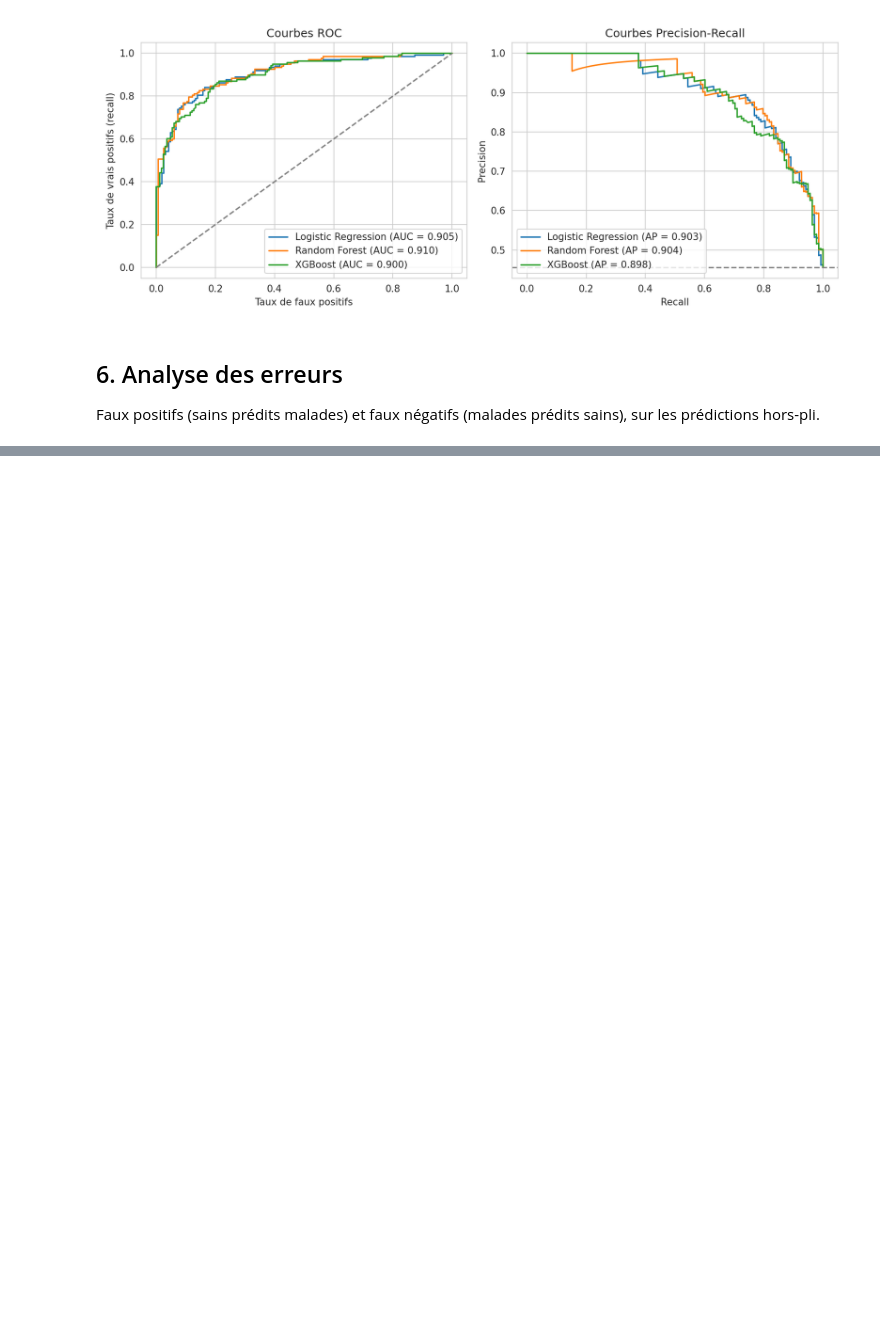
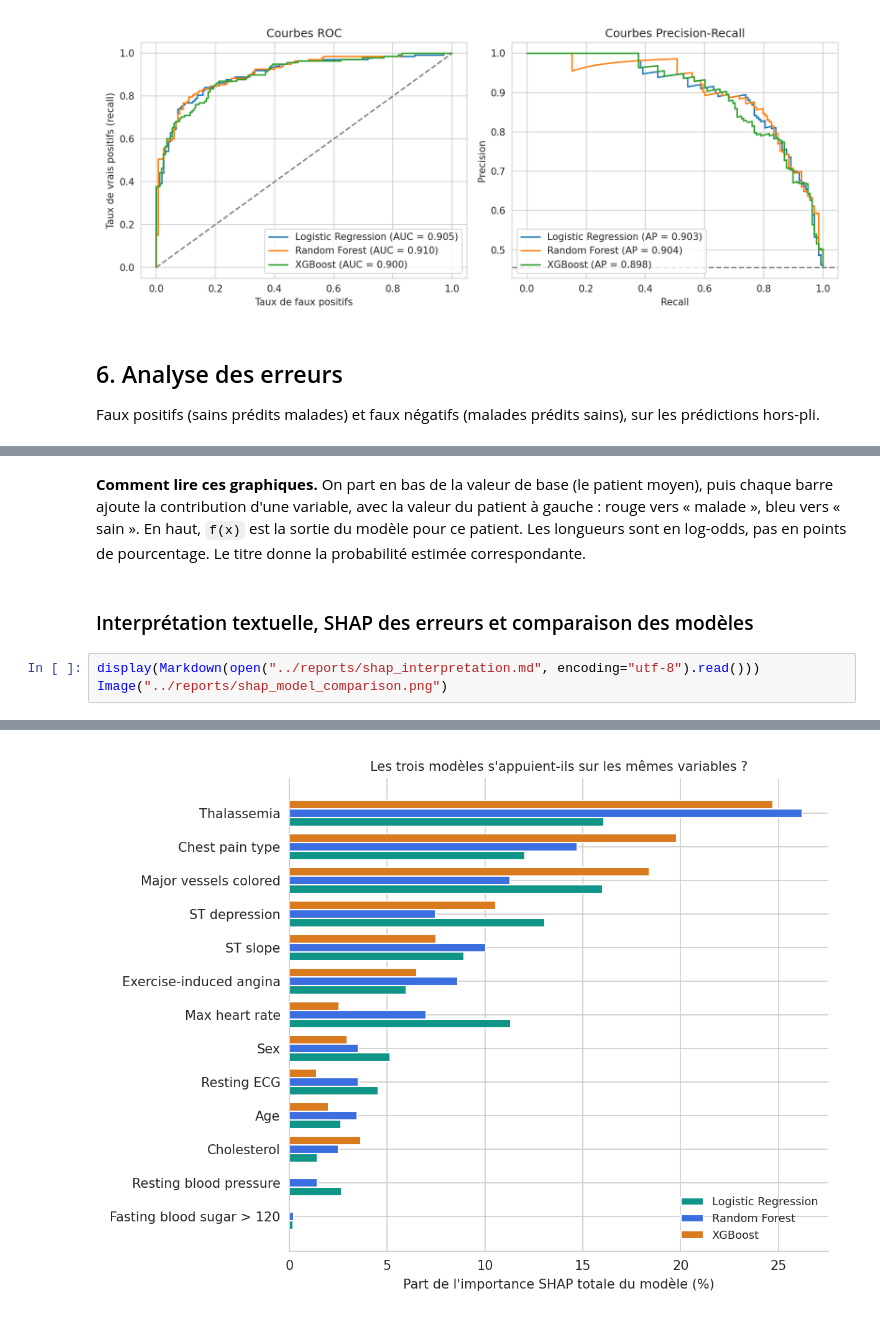
Before and after one commit to dohamly/heart-disease-shap, a Jupyter notebook: notebooks/heart_disease_analysis.ipynb, the cells around one changed output, grey strips where cells are left out. Drawn from its saved outputs; the diff is of its cells as text; blank space fills up the shorter version.

```diff
--- a/notebooks/heart_disease_analysis.ipynb
+++ b/notebooks/heart_disease_analysis.ipynb
@@ -304,0 +320,8 @@ shap.plots.waterfall(sv[0], max_display=10)
+# %% [markdown]
+**Comment lire ces graphiques.** On part en bas de la valeur de base (le patient moyen), puis chaque barre ajoute la contribution d'une variable, avec la valeur du patient à gauche : rouge vers « malade », bleu vers « sain ». En haut, `f(x)` est la sortie du modèle pour ce patient. Les longueurs sont en log-odds, pas en points de pourcentage. Le titre donne la probabilité estimée correspondante.
+# %% [markdown]
+### Interprétation textuelle, SHAP des erreurs et comparaison des modèles
+# %%
+display(Markdown(open("../reports/shap_interpretation.md", encoding="utf-8").read()))
+Image("../reports/shap_model_comparison.png")
+# %% [output]
@@ -304,0 +388 @@ shap.plots.waterfall(sv[0], max_display=10)
+[figure, added]
```
Also changed, not shown: parts of 18 cells of this notebook, 17 other files.
